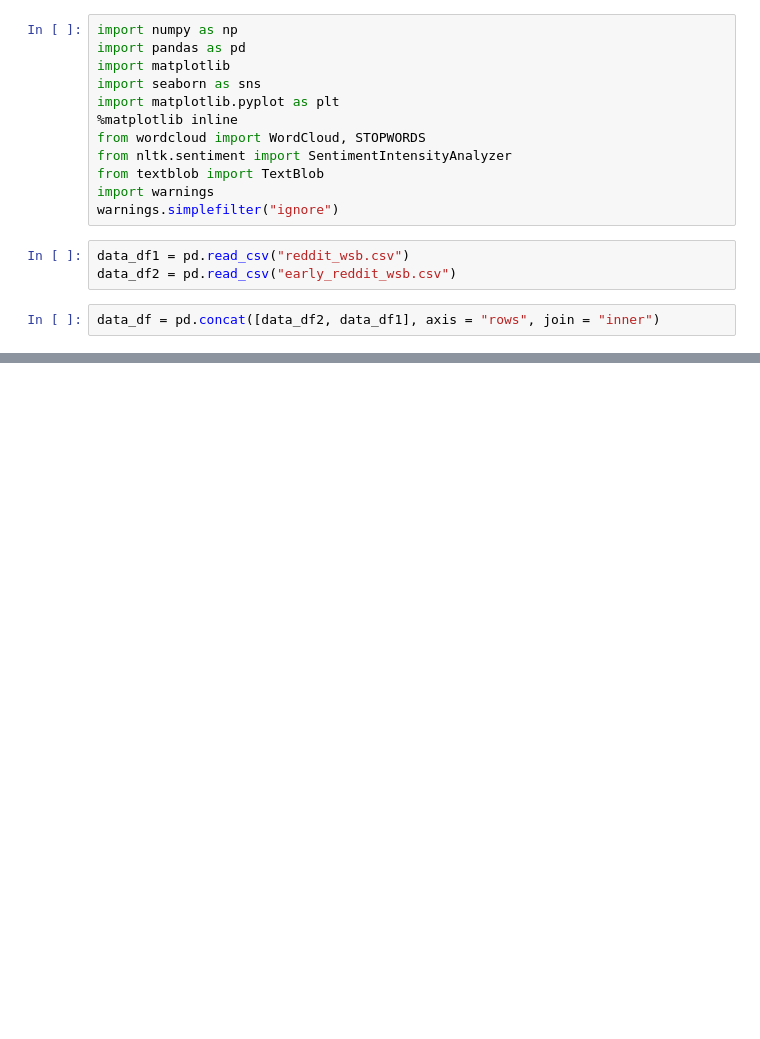
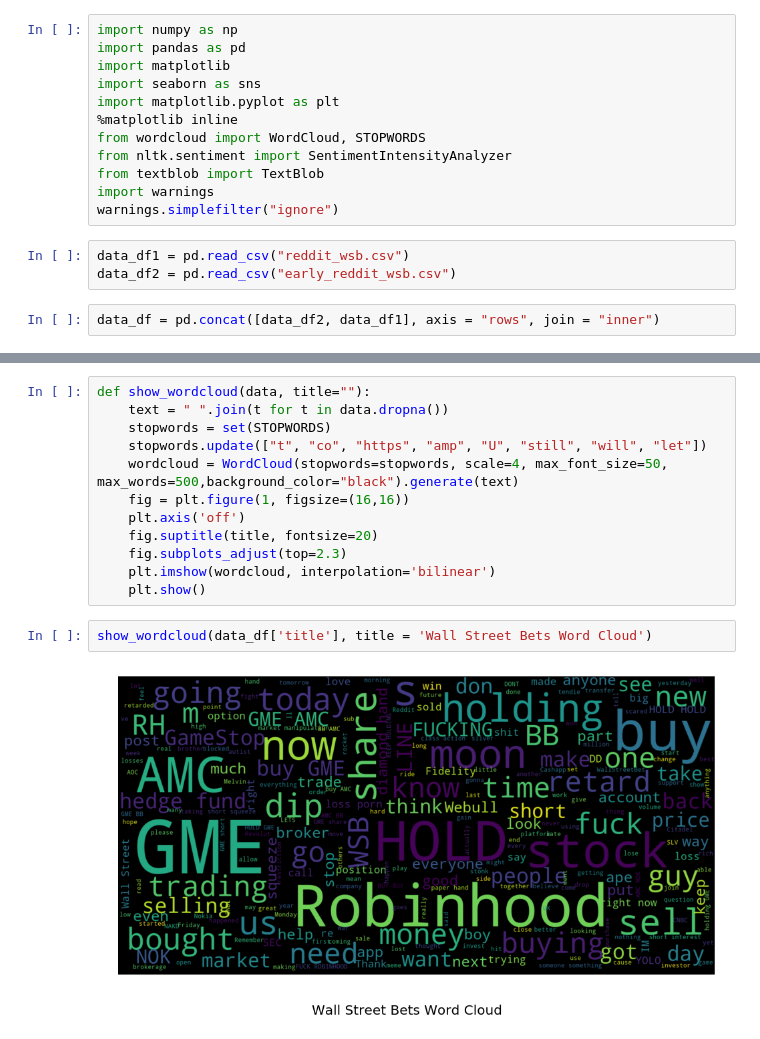
Before and after one commit to vweinblatt123/CF-Project1, a Jupyter notebook: Victor/reddit_processing.ipynb, the cells around one changed output, grey strips where cells are left out. Drawn from its saved outputs; the diff is of its cells as text; blank space fills up the shorter version.

```diff
--- a/Victor/reddit_processing.ipynb
+++ b/Victor/reddit_processing.ipynb
@@ -17,0 +27,16 @@ data_df = pd.concat([data_df2, data_df1], axis = "rows", join = "inner")
+# %%
+def show_wordcloud(data, title=""):
+    text = " ".join(t for t in data.dropna())
+    stopwords = set(STOPWORDS)
+    stopwords.update(["t", "co", "https", "amp", "U", "still", "will", "let"])
+    wordcloud = WordCloud(stopwords=stopwords, scale=4, max_font_size=50, max_words=500,background_color="black").generate(text)
+    fig = plt.figure(1, figsize=(16,16))
+    plt.axis('off')
+    fig.suptitle(title, fontsize=20)
+    fig.subplots_adjust(top=2.3)
+    plt.imshow(wordcloud, interpolation='bilinear')
+    plt.show()
+# %%
+show_wordcloud(data_df['title'], title = 'Wall Street Bets Word Cloud')
+# %% [output]
+[figure, added]
```
Also changed, not shown: parts of 24 cells of this notebook, 8 other files.
